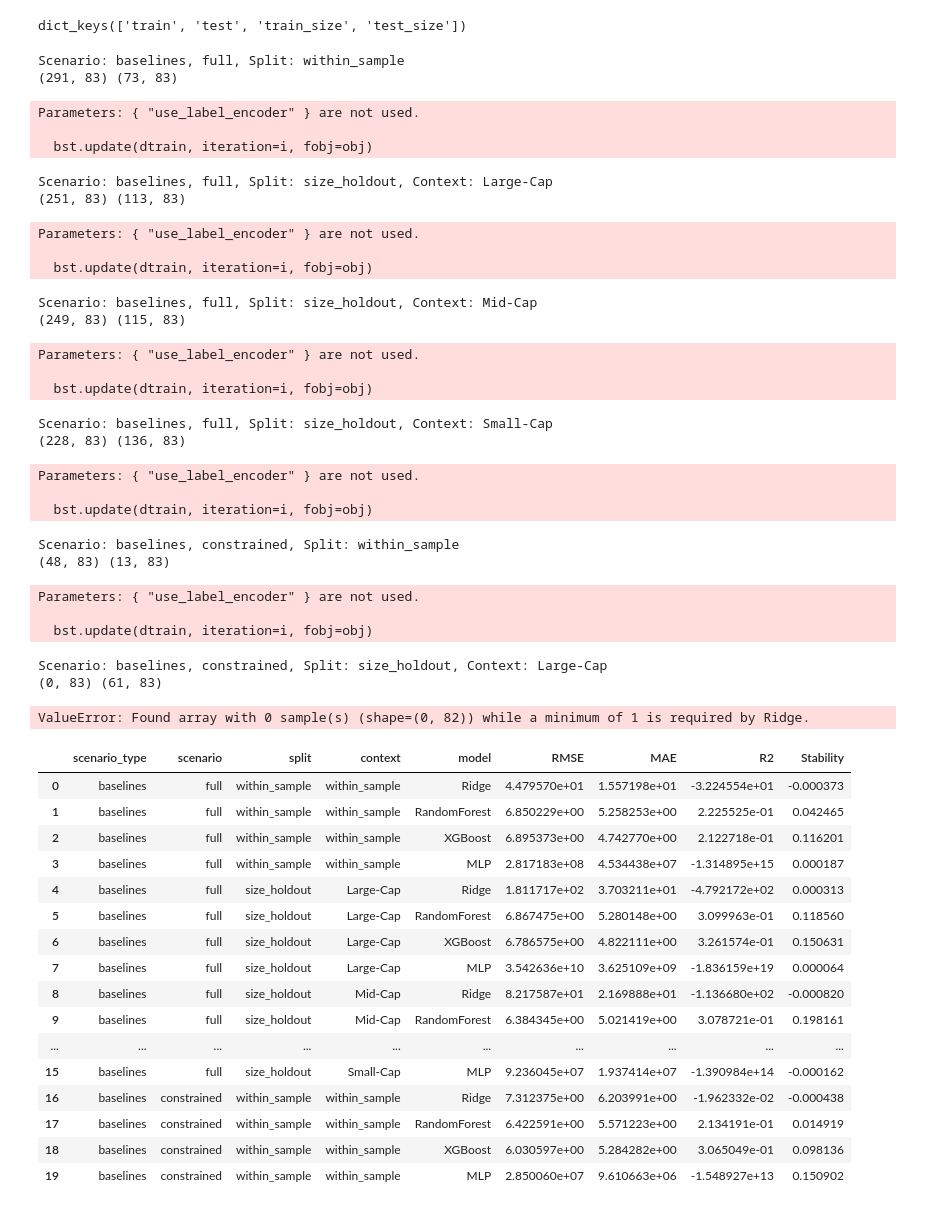
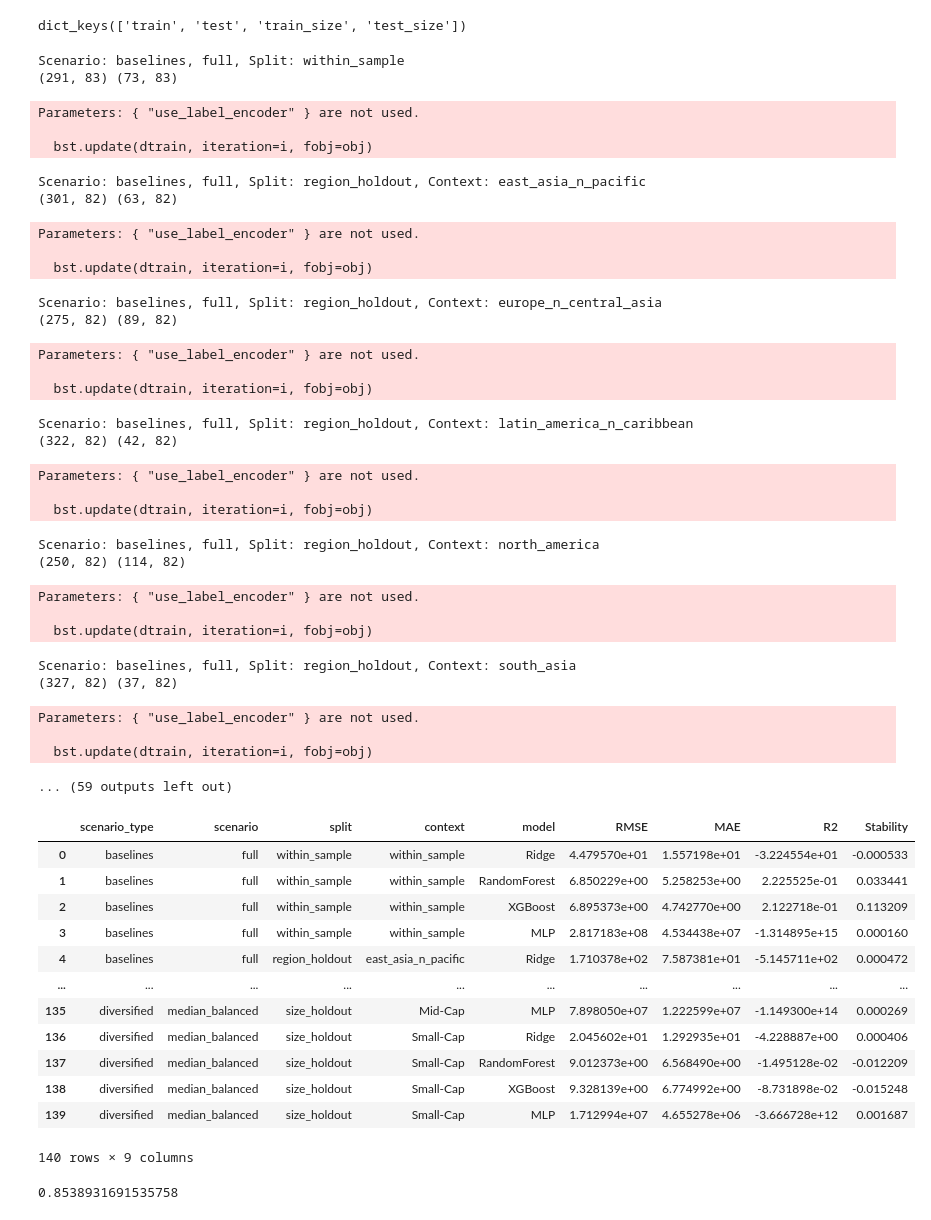
Before and after one commit to NotMishaal/esg-prediction, a Jupyter notebook: experiments/training.ipynb, the cells around one changed output. Cells and saved outputs as stored; diff of their text form; code cells hidden in the pictures.

```diff
--- a/experiments/training.ipynb
+++ b/experiments/training.ipynb
@@ -132,8 +122,8 @@ for scenario_type, scenario_dict in datasets.items():        # e.g., 'baselines'
             if split_type == 'original_data':
                 continue  # Skip original data entries
 
-            if split_type == 'region_holdout':
-                continue # TEMP TO CHECK SMTH
+            # if split_type == 'region_holdout':
+            #     continue # TEMP TO CHECK SMTH
 
             # For within-sample, we have one group; for others, multiple contexts
             # contexts = {'within_sample': data_group} if split_type == 'within_sample' else data_group
@@ -235,46 +225,51 @@ Scenario: baselines, full, Split: within_sample
 Parameters: { "use_label_encoder" } are not used.
 
   bst.update(dtrain, iteration=i, fobj=obj)
-Scenario: baselines, full, Split: size_holdout, Context: Large-Cap
-(251, 83) (113, 83)
+Scenario: baselines, full, Split: region_holdout, Context: east_asia_n_pacific
+(301, 82) (63, 82)
 Parameters: { "use_label_encoder" } are not used.
 
   bst.update(dtrain, iteration=i, fobj=obj)
-Scenario: baselines, full, Split: size_holdout, Context: Mid-Cap
-(249, 83) (115, 83)
+Scenario: baselines, full, Split: region_holdout, Context: europe_n_central_asia
+(275, 82) (89, 82)
 Parameters: { "use_label_encoder" } are not used.
 
   bst.update(dtrain, iteration=i, fobj=obj)
-Scenario: baselines, full, Split: size_holdout, Context: Small-Cap
-(228, 83) (136, 83)
+Scenario: baselines, full, Split: region_holdout, Context: latin_america_n_caribbean
+(322, 82) (42, 82)
 Parameters: { "use_label_encoder" } are not used.
 
   bst.update(dtrain, iteration=i, fobj=obj)
-Scenario: baselines, constrained, Split: within_sample
-(48, 83) (13, 83)
+Scenario: baselines, full, Split: region_holdout, Context: north_america
+(250, 82) (114, 82)
 Parameters: { "use_label_encoder" } are not used.
 
   bst.update(dtrain, iteration=i, fobj=obj)
-Scenario: baselines, constrained, Split: size_holdout, Context: Large-Cap
-(0, 83) (61, 83)
+Scenario: baselines, full, Split: region_holdout, Context: south_asia
+(327, 82) (37, 82)
-ValueError: Found array with 0 sample(s) (shape=(0, 82)) while a minimum of 1 is required by Ridge.
+Parameters: { "use_label_encoder" } are not used.
+
+  bst.update(dtrain, iteration=i, fobj=obj)
+... (59 outputs left out)
 # %%
-pd.DataFrame(results)
+results_df = pd.DataFrame(results)
-# %% [output]
-|  | scenario_type | scenario | split | context | model | RMSE | MAE | R2 | Stability |
-| 0 | baselines | full | within_sample | within_sample | Ridge | 4.479570e+01 | 1.557198e+01 | -3.224554e+01 | -0.000373 |
-| 1 | baselines | full | within_sample | within_sample | RandomForest | 6.850229e+00 | 5.258253e+00 | 2.225525e-01 | 0.042465 |
-| 2 | baselines | full | within_sample | within_sample | XGBoost | 6.895373e+00 | 4.742770e+00 | 2.122718e-01 | 0.116201 |
-| 3 | baselines | full | within_sample | within_sample | MLP | 2.817183e+08 | 4.534438e+07 | -1.314895e+15 | 0.000187 |
-| 4 | baselines | full | size_holdout | Large-Cap | Ridge | 1.811717e+02 | 3.703211e+01 | -4.792172e+02 | 0.000313 |
-| 5 | baselines | full | size_holdout | Large-Cap | RandomForest | 6.867475e+00 | 5.280148e+00 | 3.099963e-01 | 0.118560 |
-| 6 | baselines | full | size_holdout | Large-Cap | XGBoost | 6.786575e+00 | 4.822111e+00 | 3.261574e-01 | 0.150631 |
-| 7 | baselines | full | size_holdout | Large-Cap | MLP | 3.542636e+10 | 3.625109e+09 | -1.836159e+19 | 0.000064 |
-| 8 | baselines | full | size_holdout | Mid-Cap | Ridge | 8.217587e+01 | 2.169888e+01 | -1.136680e+02 | -0.000820 |
-| 9 | baselines | full | size_holdout | Mid-Cap | RandomForest | 6.384345e+00 | 5.021419e+00 | 3.078721e-01 | 0.198161 |
-| ... | ... | ... | ... | ... | ... | ... | ... | ... | ... |
-| 15 | baselines | full | size_holdout | Small-Cap | MLP | 9.236045e+07 | 1.937414e+07 | -1.390984e+14 | -0.000162 |
-| 16 | baselines | constrained | within_sample | within_sample | Ridge | 7.312375e+00 | 6.203991e+00 | -1.962332e-02 | -0.000438 |
-| 17 | baselines | constrained | within_sample | within_sample | RandomForest | 6.422591e+00 | 5.571223e+00 | 2.134191e-01 | 0.014919 |
-| 18 | baselines | constrained | within_sample | within_sample | XGBoost | 6.030597e+00 | 5.284282e+00 | 3.065049e-01 | 0.098136 |
-| 19 | baselines | constrained | within_sample | within_sample | MLP | 2.850060e+07 | 9.610663e+06 | -1.548927e+13 | 0.150902 |
+# %%
+results_df
+# %% [output]
+|  | scenario_type | scenario | split | context | model | RMSE | MAE | R2 | Stability |
+| 0 | baselines | full | within_sample | within_sample | Ridge | 4.479570e+01 | 1.557198e+01 | -3.224554e+01 | -0.000533 |
+| 1 | baselines | full | within_sample | within_sample | RandomForest | 6.850229e+00 | 5.258253e+00 | 2.225525e-01 | 0.033441 |
+| 2 | baselines | full | within_sample | within_sample | XGBoost | 6.895373e+00 | 4.742770e+00 | 2.122718e-01 | 0.113209 |
+| 3 | baselines | full | within_sample | within_sample | MLP | 2.817183e+08 | 4.534438e+07 | -1.314895e+15 | 0.000160 |
+| 4 | baselines | full | region_holdout | east_asia_n_pacific | Ridge | 1.710378e+02 | 7.587381e+01 | -5.145711e+02 | 0.000472 |
+| ... | ... | ... | ... | ... | ... | ... | ... | ... | ... |
+| 135 | diversified | median_balanced | size_holdout | Mid-Cap | MLP | 7.898050e+07 | 1.222599e+07 | -1.149300e+14 | 0.000269 |
+| 136 | diversified | median_balanced | size_holdout | Small-Cap | Ridge | 2.045602e+01 | 1.292935e+01 | -4.228887e+00 | 0.000406 |
+| 137 | diversified | median_balanced | size_holdout | Small-Cap | RandomForest | 9.012373e+00 | 6.568490e+00 | -1.495128e-02 | -0.012209 |
+| 138 | diversified | median_balanced | size_holdout | Small-Cap | XGBoost | 9.328139e+00 | 6.774992e+00 | -8.731898e-02 | -0.015248 |
+| 139 | diversified | median_balanced | size_holdout | Small-Cap | MLP | 1.712994e+07 | 4.655278e+06 | -3.666728e+12 | 0.001687 |
+140 rows × 9 columns
+# %%
+results_df['R2'].max()
+# %% [output]
+0.8538931691535758
```
Also changed, not shown: parts of 6 cells of this notebook.
